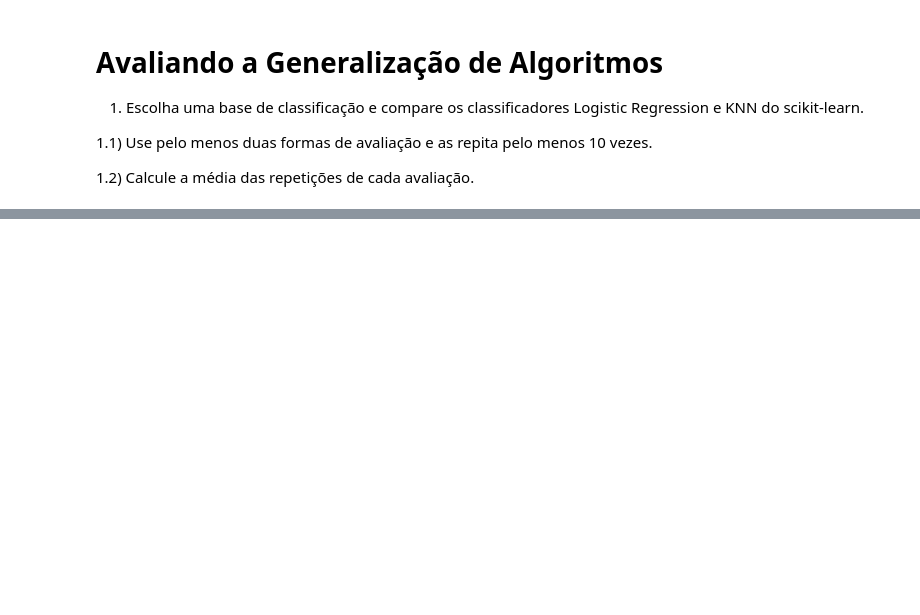
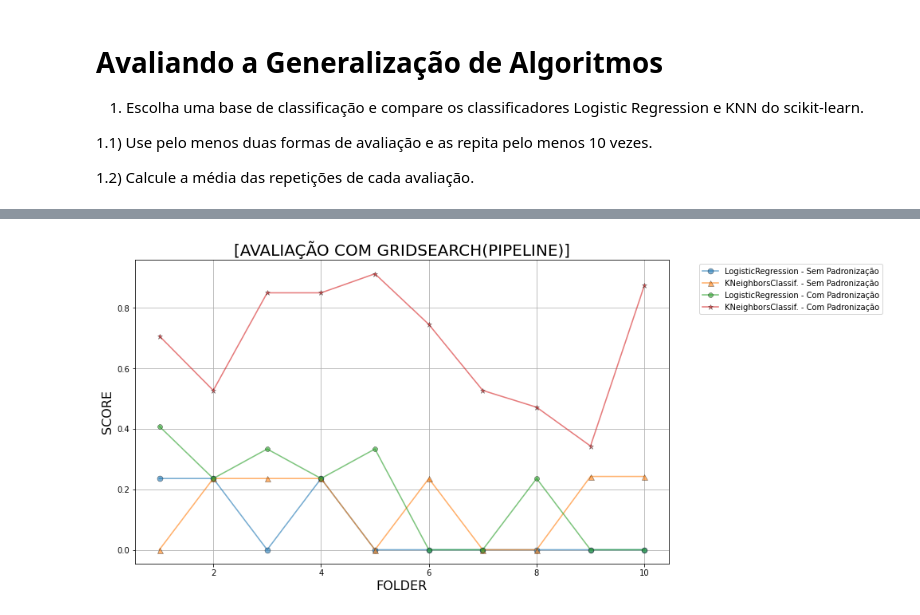
Before and after one commit to TNK443/RecPadroes, a Jupyter notebook: 03_Generalizacao_Tarefa.ipynb, the cells around one changed output, grey strips where cells are left out. Saved outputs shown, nothing was run; the diff lists cells and outputs as text; code cells hidden in the pictures; blank space fills up the shorter version.

```diff
--- a/03_Generalizacao_Tarefa.ipynb
+++ b/03_Generalizacao_Tarefa.ipynb
@@ -61,0 +270,7 @@ KEYS: dict_keys(['data', 'target', 'target_names', 'DESCR', 'feature_names'])
+# %%
+# ================================================================================
+# SELEÇÃO DA BASE
+# ================================================================================
+X, y = Xb1, yb1
+# X, y = Xb2, yb2
+# ================================================================================
@@ -61,0 +400,27 @@ KEYS: dict_keys(['data', 'target', 'target_names', 'DESCR', 'feature_names'])
+# %%
+#---------------------------------------------------------------------------------
+y0  = [1, 2, 3, 4, 5, 6, 7, 8, 9, 10]
+x1GP = scoresLGR_c['test_score']*(-1)
+x2GP = scoresKNN_c['test_score']*(-1)
+x3GP = scoresLGR_s['test_score']*(-1)
+x4GP = scoresKNN_s['test_score']*(-1)
+
+plt.figure(figsize=(12,7))
+plt.title('[AVALIAÇÃO COM GRIDSEARCH(PIPELINE)]', fontsize=20)
+ax = plt.gca()
+ax.yaxis.grid(b=True, which='major') #deixa as linhas de grade principais em negrito
+ax.xaxis.grid(b=True, which='major') #deixa as linhas de grade principais em negrito
+plt.ylabel("SCORE",  fontsize=16)
+plt.xlabel("FOLDER", fontsize=16)
+
+plt.plot(y0, x1GP, linewidth=1.6, linestyle='-', label='LogisticRegression - Sem Padronização', marker='o', ms=7, markeredgecolor="black", markeredgewidth=0.5, alpha=0.6)
+plt.plot(y0, x2GP, linewidth=1.6, linestyle='-', label='KNeighborsClassif. - Sem Padronização', marker='^', ms=7, markeredgecolor="black", markeredgewidth=0.5, alpha=0.6)
+plt.plot(y0, x3GP, linewidth=1.6, linestyle='-', label='LogisticRegression - Com Padronização', marker='8', ms=7, markeredgecolor="black", markeredgewidth=0.5, alpha=0.6)
+plt.plot(y0, x4GP, linewidth=1.6, linestyle='-', label='KNeighborsClassif. - Com Padronização', marker='*', ms=7, markeredgecolor="black", markeredgewidth=0.5, alpha=0.6)
+
+plt.legend(loc='upper left', bbox_to_anchor=(1.05, 1.0))
+plt.show()
+#---------------------------------------------------------------------------------
+# ================================================================================
+# %% [output]
+[figure, added]
```
Also changed, not shown: parts of 33 cells of this notebook.
